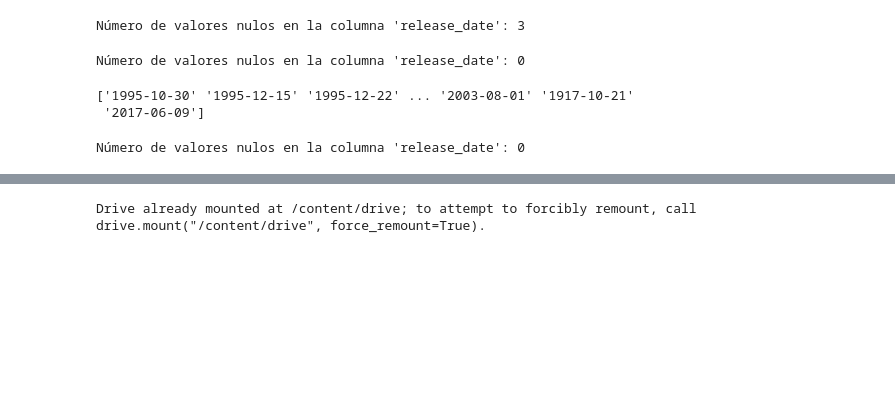
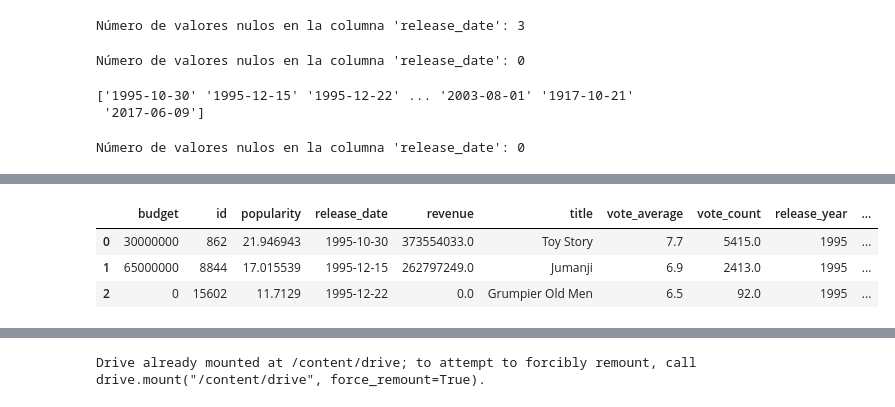
Before and after one commit to marcebalzarelli/Proyecto-Individual-HENRY-N-1-Machine-Learning, a Jupyter notebook: Limpieza de Data / PI_Limpieza_movies.ipynb, the cells around one changed output, grey strips where cells are left out. Drawn from its saved outputs; the diff is of its cells as text; code cells hidden in the pictures; blank space fills up the shorter version.

```diff
--- a/Limpieza de Data / PI_Limpieza_movies.ipynb
+++ b/Limpieza de Data / PI_Limpieza_movies.ipynb
@@ -183,13 +197,13 @@ df_final_dos['DiaSemana'] = df_final_dos['release_date'].dt.day_name()
 # Reemplazo los nombres de los días en inglés por los correspondientes en español
 nombres_dias_ingles = ['Monday', 'Tuesday', 'Wednesday', 'Thursday', 'Friday', 'Saturday', 'Sunday']
 nombres_dias_espanol = ['Lunes', 'Martes', 'Miércoles', 'Jueves', 'Viernes', 'Sábado', 'Domingo']
-df_final_dos['DiaSemana'] = df_final_dos['DiaSemana'].replace(nombres_dias_ingles, nombres_dias_espanol)
+df_final['DiaSemana'] = df_final['DiaSemana'].replace(nombres_dias_ingles, nombres_dias_espanol)
 # %%
 # Agrego una nueva columna 'Mes' que contiene el nombre del mes correspondiente a cada fecha en español
-df_final_dos['Mes'] = df_final_dos['release_date'].dt.month_name()
+df_final['Mes'] = df_final['release_date'].dt.month_name()
 # %%
 # Reemplazar los nombres de los meses en inglés por los correspondientes en español
 nombres_meses_ingles = ['January', 'February', 'March', 'April', 'May', 'June', 'July', 'August', 'September', 'October', 'November', 'December']
 nombres_meses_espanol = ['Enero', 'Febrero', 'Marzo', 'Abril', 'Mayo', 'Junio', 'Julio', 'Agosto', 'Septiembre', 'Octubre', 'Noviembre', 'Diciembre']
-df_final_dos['Mes'] = df_final_dos['Mes'].replace(nombres_meses_ingles, nombres_meses_espanol)
+df_final['Mes'] = df_final['Mes'].replace(nombres_meses_ingles, nombres_meses_espanol)
 # %%
@@ -202 +216,12 @@ df_final_dos.head(3)
 3 rows × 22 columns
+# %%
+# Elimino las columnas que no voy a utilizar en las funciones para que sea más liviano el dataset
+columns_to_drop = ['belongs_to_collection', 'genres', 'original_language', 'overview', 'production_companies', 'production_countries', 'runtime', 'spoken_languages', 'status', 'tagline']
+df_final = df_final.drop(columns=columns_to_drop)
+# %%
+df_final.head(3)
+# %% [output]
+|  | budget | id | popularity | release_date | revenue | title | vote_average | vote_count | release_year | ... |
+| 0 | 30000000 | 862 | 21.946943 | 1995-10-30 | 373554033.0 | Toy Story | 7.7 | 5415.0 | 1995 | ... |
+| 1 | 65000000 | 8844 | 17.015539 | 1995-12-15 | 262797249.0 | Jumanji | 6.9 | 2413.0 | 1995 | ... |
+| 2 | 0 | 15602 | 11.7129 | 1995-12-22 | 0.0 | Grumpier Old Men | 6.5 | 92.0 | 1995 | ... |
```
Also changed, not shown: parts of 27 cells of this notebook.
